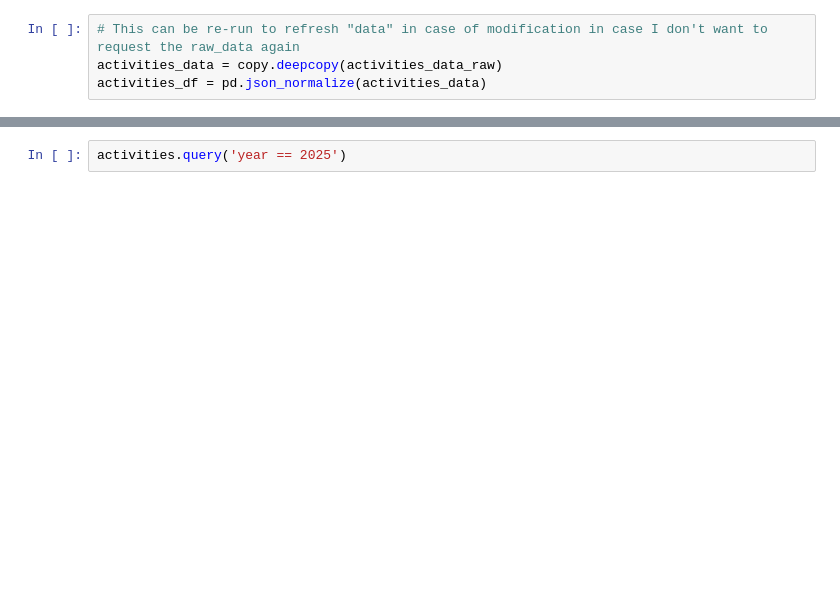
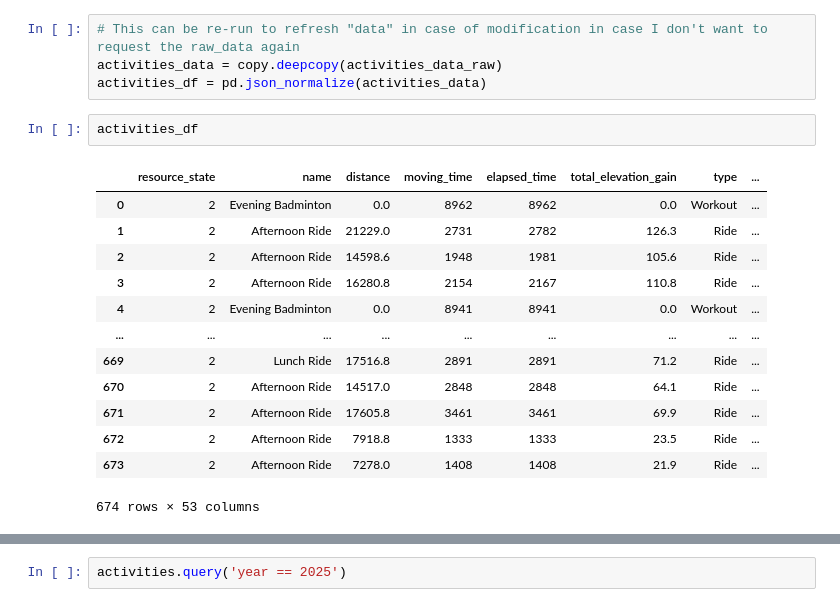
Before and after one commit to NWNHT/StravaPlotting, a Jupyter notebook: src/display_strava.ipynb, the cells around one changed output, grey strips where cells are left out. Drawn from its saved outputs; the diff is of its cells as text; blank space fills up the shorter version.

```diff
--- a/src/display_strava.ipynb
+++ b/src/display_strava.ipynb
@@ -47,6 +45,22 @@ Beginning request of activities...
 # This can be re-run to refresh "data" in case of modification in case I don't want to request the raw_data again
 activities_data = copy.deepcopy(activities_data_raw)
 activities_df = pd.json_normalize(activities_data)
+# %%
+activities_df
+# %% [output]
+|  | resource_state | name | distance | moving_time | elapsed_time | total_elevation_gain | type | ... |
+| 0 | 2 | Evening Badminton | 0.0 | 8962 | 8962 | 0.0 | Workout | ... |
+| 1 | 2 | Afternoon Ride | 21229.0 | 2731 | 2782 | 126.3 | Ride | ... |
+| 2 | 2 | Afternoon Ride | 14598.6 | 1948 | 1981 | 105.6 | Ride | ... |
+| 3 | 2 | Afternoon Ride | 16280.8 | 2154 | 2167 | 110.8 | Ride | ... |
+| 4 | 2 | Evening Badminton | 0.0 | 8941 | 8941 | 0.0 | Workout | ... |
+| ... | ... | ... | ... | ... | ... | ... | ... | ... |
+| 669 | 2 | Lunch Ride | 17516.8 | 2891 | 2891 | 71.2 | Ride | ... |
+| 670 | 2 | Afternoon Ride | 14517.0 | 2848 | 2848 | 64.1 | Ride | ... |
+| 671 | 2 | Afternoon Ride | 17605.8 | 3461 | 3461 | 69.9 | Ride | ... |
+| 672 | 2 | Afternoon Ride | 7918.8 | 1333 | 1333 | 23.5 | Ride | ... |
+| 673 | 2 | Afternoon Ride | 7278.0 | 1408 | 1408 | 21.9 | Ride | ... |
+674 rows × 53 columns
 # %%
 activities = get_clean_activities()
 activities.head()
```
Also changed, not shown: parts of 3 cells of this notebook, 3 other files.
